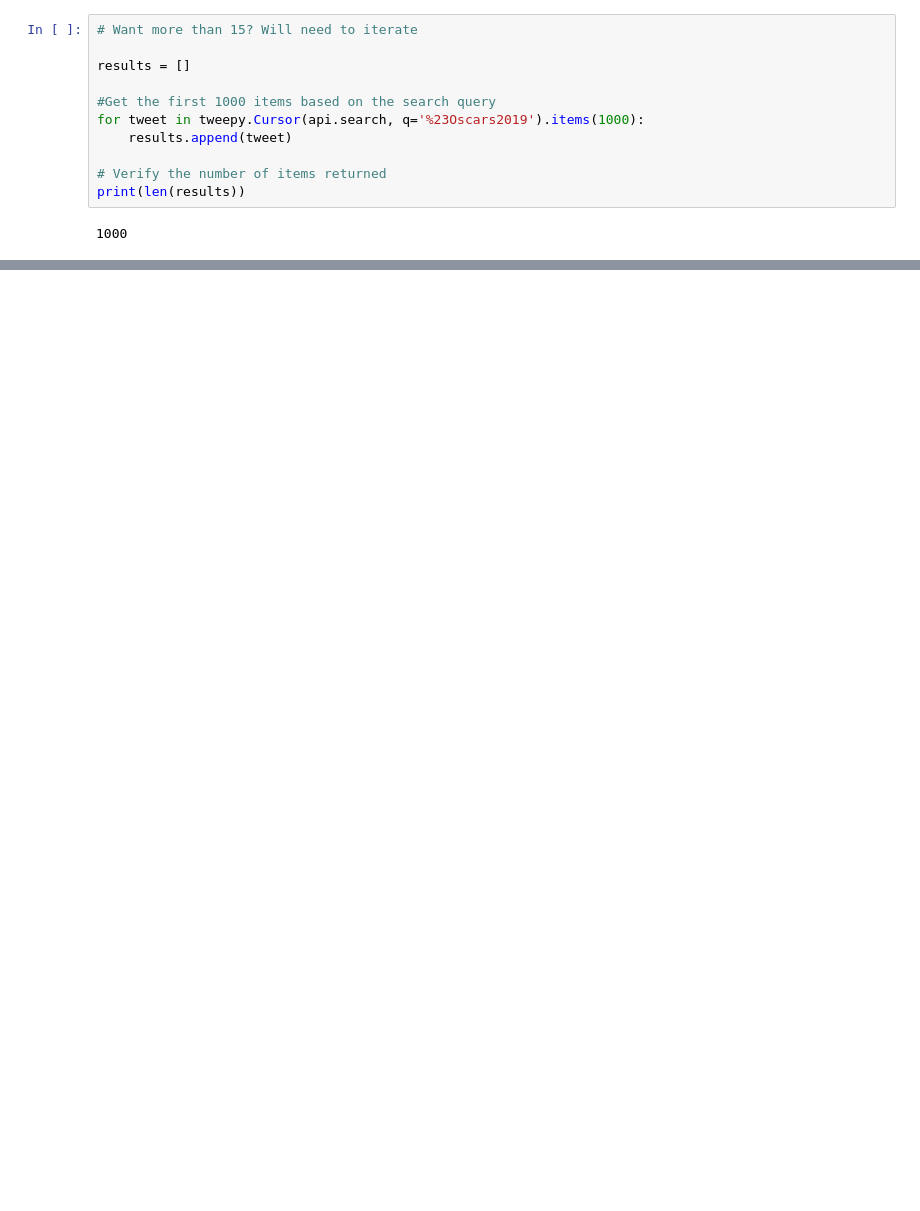
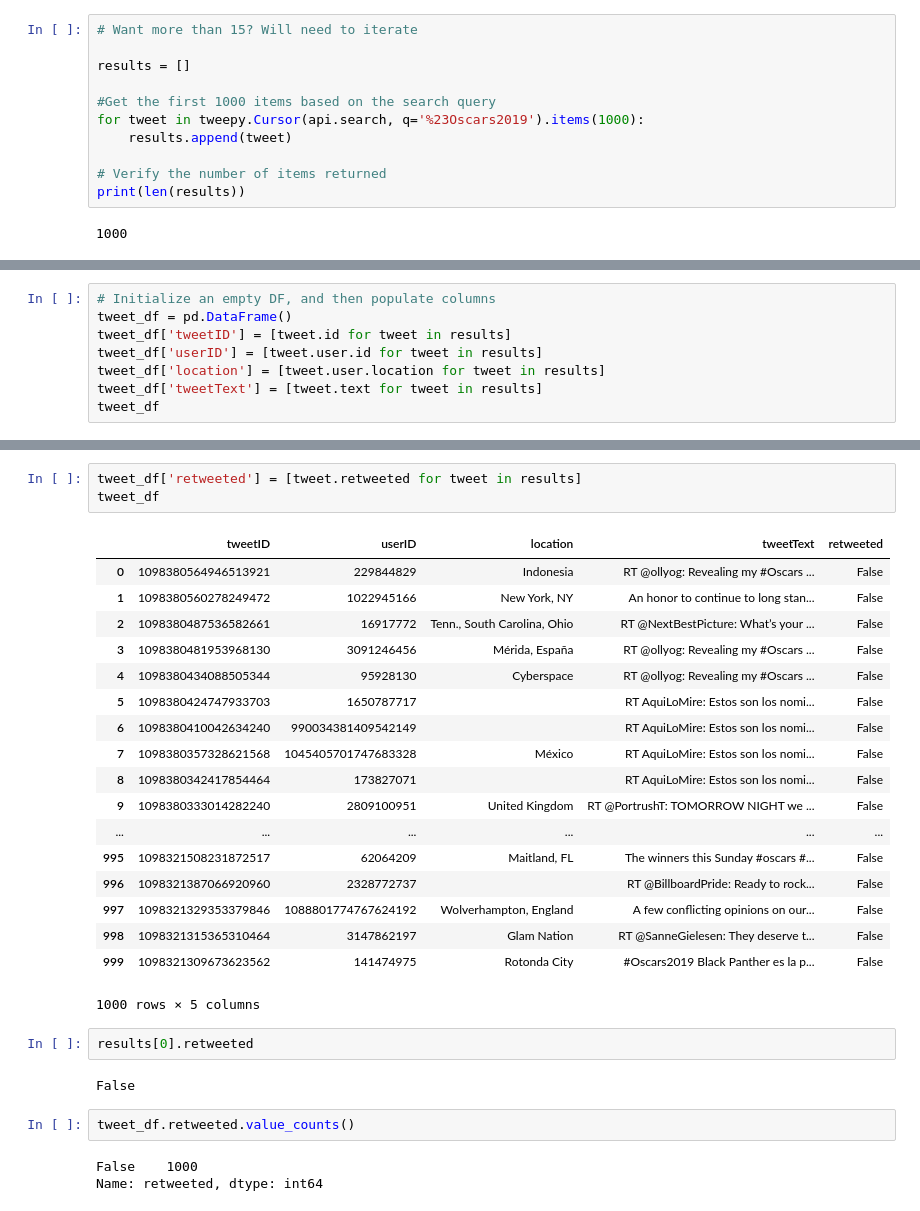
Before and after one commit to PittPythonLinguisticsGroup/Club-Lounge, a Jupyter notebook: twitter_mining_narae.ipynb, the cells around one changed output, grey strips where cells are left out. Saved outputs shown, nothing was run; the diff lists cells and outputs as text; blank space fills up the shorter version.

```diff
--- a/twitter_mining_narae.ipynb
+++ b/twitter_mining_narae.ipynb
@@ -167,0 +212,8 @@ print(len(results))
+# %%
+# Initialize an empty DF, and then populate columns
+tweet_df = pd.DataFrame()
+tweet_df['tweetID'] = [tweet.id for tweet in results]
+tweet_df['userID'] = [tweet.user.id for tweet in results]
+tweet_df['location'] = [tweet.user.location for tweet in results]
+tweet_df['tweetText'] = [tweet.text for tweet in results]
+tweet_df
@@ -167,0 +239,31 @@ print(len(results))
+# %%
+tweet_df['retweeted'] = [tweet.retweeted for tweet in results]
+tweet_df
+# %% [output]
+|  | tweetID | userID | location | tweetText | retweeted |
+| 0 | 1098380564946513921 | 229844829 | Indonesia | RT @ollyog: Revealing my #Oscars ... | False |
+| 1 | 1098380560278249472 | 1022945166 | New York, NY | An honor to continue to long stan... | False |
+| 2 | 1098380487536582661 | 16917772 | Tenn., South Carolina, Ohio | RT @NextBestPicture: What’s your ... | False |
+| 3 | 1098380481953968130 | 3091246456 | Mérida, España | RT @ollyog: Revealing my #Oscars ... | False |
+| 4 | 1098380434088505344 | 95928130 | Cyberspace | RT @ollyog: Revealing my #Oscars ... | False |
+| 5 | 1098380424747933703 | 1650787717 |  | RT AquiLoMire: Estos son los nomi... | False |
+| 6 | 1098380410042634240 | 990034381409542149 |  | RT AquiLoMire: Estos son los nomi... | False |
+| 7 | 1098380357328621568 | 1045405701747683328 | México | RT AquiLoMire: Estos son los nomi... | False |
+| 8 | 1098380342417854464 | 173827071 |  | RT AquiLoMire: Estos son los nomi... | False |
+| 9 | 1098380333014282240 | 2809100951 | United Kingdom | RT @PortrushT: TOMORROW NIGHT we ... | False |
+| ... | ... | ... | ... | ... | ... |
+| 995 | 1098321508231872517 | 62064209 | Maitland, FL | The winners this Sunday #oscars #... | False |
+| 996 | 1098321387066920960 | 2328772737 |  | RT @BillboardPride: Ready to rock... | False |
+| 997 | 1098321329353379846 | 1088801774767624192 | Wolverhampton, England | A few conflicting opinions on our... | False |
+| 998 | 1098321315365310464 | 3147862197 | Glam Nation | RT @SanneGielesen: They deserve t... | False |
+| 999 | 1098321309673623562 | 141474975 | Rotonda City | #Oscars2019 Black Panther es la p... | False |
+1000 rows × 5 columns
+# %%
+results[0].retweeted
+# %% [output]
+False
+# %%
+tweet_df.retweeted.value_counts()
+# %% [output]
+False    1000
+Name: retweeted, dtype: int64
```
Also changed, not shown: parts of 16 cells of this notebook, 1 other file.
